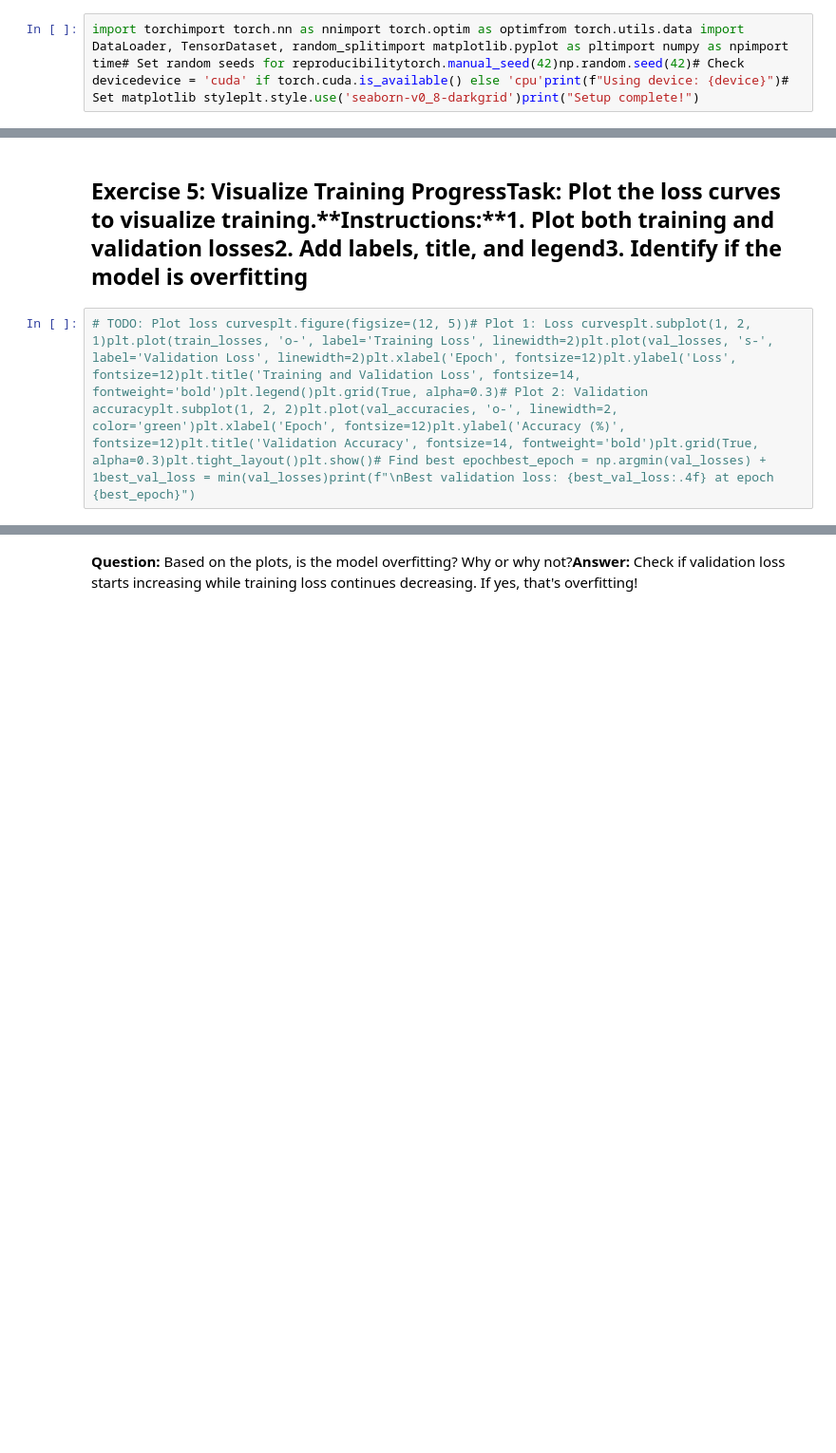
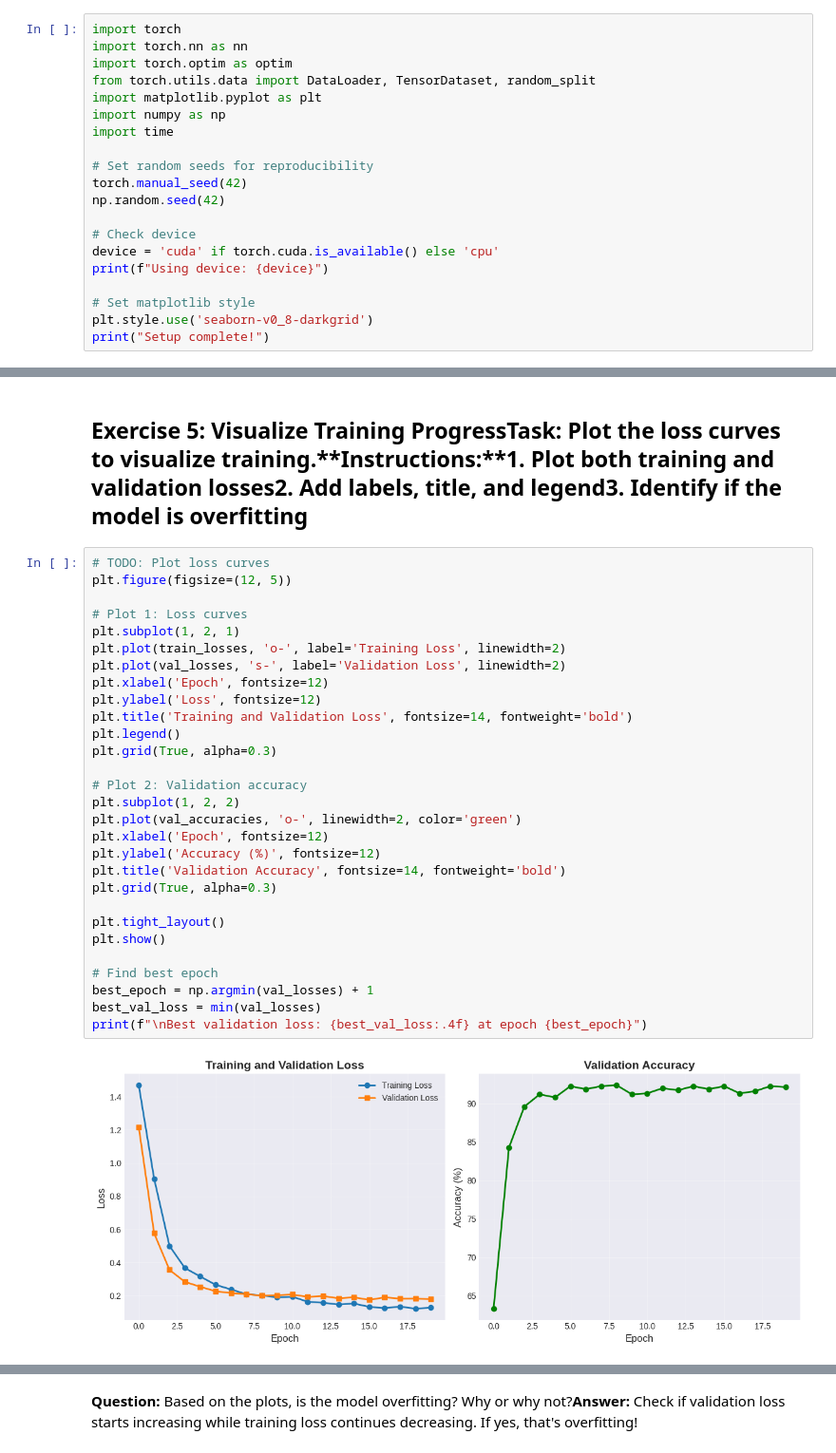
Before and after one commit to prat-kap/Assignment-Task-Management, a Jupyter notebook: training_loop_model_debugging.ipynb, the cells around one changed output, grey strips where cells are left out. Shown at 95% size. Saved outputs shown, nothing was run; the diff lists cells and outputs as text; blank space fills up the shorter version.

```diff
--- a/training_loop_model_debugging.ipynb
+++ b/training_loop_model_debugging.ipynb
@@ -3,4 +3,22 @@
 # %% [markdown]
 ## Section 1: Setup and ImportsFirst, let's import all necessary libraries and set up our environment.
 # %%
-import torchimport torch.nn as nnimport torch.optim as optimfrom torch.utils.data import DataLoader, TensorDataset, random_splitimport matplotlib.pyplot as pltimport numpy as npimport time# Set random seeds for reproducibilitytorch.manual_seed(42)np.random.seed(42)# Check devicedevice = 'cuda' if torch.cuda.is_available() else 'cpu'print(f"Using device: {device}")# Set matplotlib styleplt.style.use('seaborn-v0_8-darkgrid')print("Setup complete!")
+import torch
+import torch.nn as nn
+import torch.optim as optim
+from torch.utils.data import DataLoader, TensorDataset, random_split
+import matplotlib.pyplot as plt
+import numpy as np
+import time
+
+# Set random seeds for reproducibility
+torch.manual_seed(42)
+np.random.seed(42)
+
+# Check device
+device = 'cuda' if torch.cuda.is_available() else 'cpu'
+print(f"Using device: {device}")
+
+# Set matplotlib style
+plt.style.use('seaborn-v0_8-darkgrid')
+print("Setup complete!")
@@ -35,4 +311,33 @@ def validate(model, val_loader, criterion, device='cpu'):    """    Validate the
 # %% [markdown]
 ## Exercise 5: Visualize Training Progress**Task:** Plot the loss curves to visualize training.**Instructions:**1. Plot both training and validation losses2. Add labels, title, and legend3. Identify if the model is overfitting
 # %%
-# TODO: Plot loss curvesplt.figure(figsize=(12, 5))# Plot 1: Loss curvesplt.subplot(1, 2, 1)plt.plot(train_losses, 'o-', label='Training Loss', linewidth=2)plt.plot(val_losses, 's-', label='Validation Loss', linewidth=2)plt.xlabel('Epoch', fontsize=12)plt.ylabel('Loss', fontsize=12)plt.title('Training and Validation Loss', fontsize=14, fontweight='bold')plt.legend()plt.grid(True, alpha=0.3)# Plot 2: Validation accuracyplt.subplot(1, 2, 2)plt.plot(val_accuracies, 'o-', linewidth=2, color='green')plt.xlabel('Epoch', fontsize=12)plt.ylabel('Accuracy (%)', fontsize=12)plt.title('Validation Accuracy', fontsize=14, fontweight='bold')plt.grid(True, alpha=0.3)plt.tight_layout()plt.show()# Find best epochbest_epoch = np.argmin(val_losses) + 1best_val_loss = min(val_losses)print(f"\nBest validation loss: {best_val_loss:.4f} at epoch {best_epoch}")
+# TODO: Plot loss curves
+plt.figure(figsize=(12, 5))
+
+# Plot 1: Loss curves
+plt.subplot(1, 2, 1)
+plt.plot(train_losses, 'o-', label='Training Loss', linewidth=2)
+plt.plot(val_losses, 's-', label='Validation Loss', linewidth=2)
+plt.xlabel('Epoch', fontsize=12)
+plt.ylabel('Loss', fontsize=12)
+plt.title('Training and Validation Loss', fontsize=14, fontweight='bold')
+plt.legend()
+plt.grid(True, alpha=0.3)
+
+# Plot 2: Validation accuracy
+plt.subplot(1, 2, 2)
+plt.plot(val_accuracies, 'o-', linewidth=2, color='green')
+plt.xlabel('Epoch', fontsize=12)
+plt.ylabel('Accuracy (%)', fontsize=12)
+plt.title('Validation Accuracy', fontsize=14, fontweight='bold')
+plt.grid(True, alpha=0.3)
+
+plt.tight_layout()
+plt.show()
+
+# Find best epoch
+best_epoch = np.argmin(val_losses) + 1
+best_val_loss = min(val_losses)
+print(f"\nBest validation loss: {best_val_loss:.4f} at epoch {best_epoch}")
+# %% [output]
+[figure, added]
```
Also changed, not shown: parts of 12 cells of this notebook.
